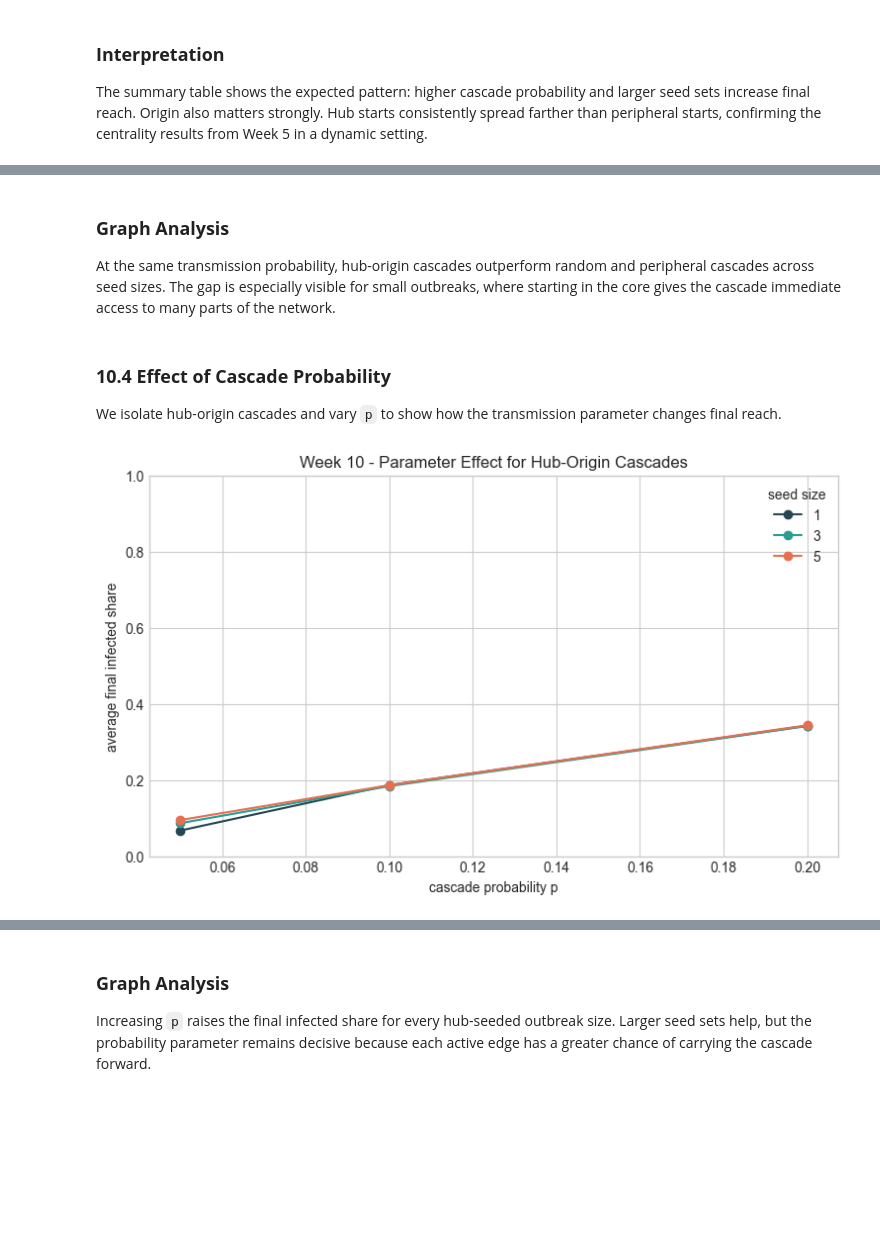
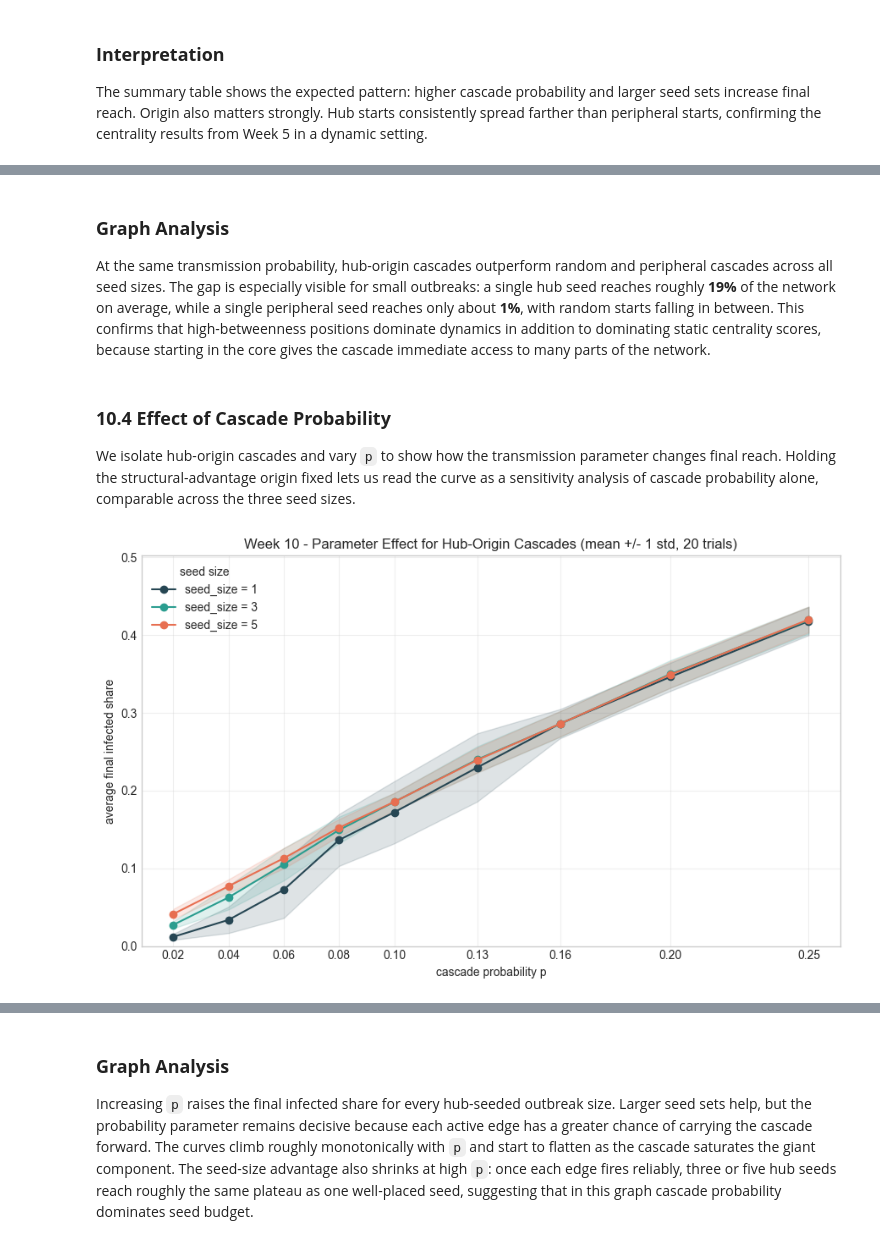
Before and after one commit to simoneprezioso/Social-Network-Analysis, a Jupyter notebook: main.ipynb, the cells around one changed output, grey strips where cells are left out. Cells and saved outputs as stored; diff of their text form; code cells hidden in the pictures; blank space fills up the shorter version.

```diff
--- a/main.ipynb
+++ b/main.ipynb
@@ -74,9 +73,11 @@ def load_interactions(path: Path) -> pd.DataFrame:
 
             if line.startswith("#"):
                 metadata_lines += 1
-                marker = line[1:].strip().lower().split()[0]
-                if marker.startswith("s") and "e" in marker:
-                    episode_markers += 1
+                tokens_after_hash = line[1:].strip().lower().split()
+                if tokens_after_hash:
+                    marker = tokens_after_hash[0]
+                    if marker.startswith("s") and "e" in marker:
+                        episode_markers += 1
                 continue
 
             tokens = line.split()
@@ -1124,7 +1245,7 @@ G_week10.remove_edges_from(nx.selfloop_edges(G_week10))
 
 degree_rank = pd.Series(dict(G_week10.degree())).sort_values(ascending=False)
 
-def pick_seeds(origin_type: str, k: int, seed: int = 42):
+def pick_seeds(origin_type: str, k: int, seed: int = 7):
     rng = random.Random(seed)
     if origin_type == "hub":
         return degree_rank.head(k).index.tolist()
@@ -1154,7 +1275,7 @@ def simulate_ic(
     seeds,
     p: float,
     max_steps: int = 30,
-    rng_seed: int = 42,
+    rng_seed: int = 7,
 ) -> dict:
     """Independent Cascade Model (synchronous rounds)."""
     rng = random.Random(rng_seed)
@@ -1275,27 +1397,58 @@ plt.show()
 # %% [markdown]
 ### **Graph Analysis**
 
-At the same transmission probability, hub-origin cascades outperform random and peripheral cascades across seed sizes. The gap is especially visible for small outbreaks, where starting in the core gives the cascade immediate access to many parts of the network.
+At the same transmission probability, hub-origin cascades outperform random and peripheral cascades across all seed sizes. The gap is especially visible for small outbreaks: a single hub seed reaches roughly **19%** of the network on average, while a single peripheral seed reaches only about **1%**, with random starts falling in between. This confirms that high-betweenness positions dominate dynamics in addition to dominating static centrality scores, because starting in the core gives the cascade immediate access to many parts of the network.
 # %% [markdown]
 ### **10.4 Effect of Cascade Probability**
 
-We isolate hub-origin cascades and vary `p` to show how the transmission parameter changes final reach.
+We isolate hub-origin cascades and vary `p` to show how the transmission parameter changes final reach. Holding the structural-advantage origin fixed lets us read the curve as a sensitivity analysis of cascade probability alone, comparable across the three seed sizes.
 # %%
-parameter_subset = week10_summary[week10_summary["origin"] == "hub"]
-pivot_param = parameter_subset.pivot(
-    index="p", columns="seed_size", values="avg_final_share"
+p_grid = [0.02, 0.04, 0.06, 0.08, 0.10, 0.13, 0.16, 0.20, 0.25]
+hub_seed_sizes = [1, 3, 5]
+hub_trials = trials  # reuse the global value (20)
+
+n_total = G_week10.number_of_nodes()
+records = []
+for k in hub_seed_sizes:
+    for p in p_grid:
+        shares = []
+        for t in range(hub_trials):
+            seeds = pick_seeds("hub", k, seed=RANDOM_SEED + t)
+            res = simulate_ic(
+                G_week10, seeds=seeds, p=p, max_steps=30, rng_seed=2000 + t
+            )
+            shares.append(len(res["infected"]) / n_total)
+        records.append(
+            {
+                "seed_size": k,
+                "p": p,
+                "mean_share": float(np.mean(shares)),
+                "std_share": float(np.std(shares)),
+            }
+        )
+hub_param_df = pd.DataFrame(records)
+
+fig, ax = plt.subplots(figsize=(9, 5.5))
+colors = {1: "#264653", 3: "#2a9d8f", 5: "#e76f51"}
+for k in hub_seed_sizes:
+    sub = hub_param_df[hub_param_df["seed_size"] == k].sort_values("p")
+    m, s = sub["mean_share"].values, sub["std_share"].values
+    ax.plot(sub["p"], m, marker="o", color=colors[k], label=f"seed_size = {k}")
+    ax.fill_between(sub["p"], m - s, m + s, color=colors[k], alpha=0.15)
+
+ax.set_xlabel("cascade probability p")
+ax.set_ylabel("average final infected share")
+ax.set_title(
+    "Week 10 - Parameter Effect for Hub-Origin Cascades (mean +/- 1 std, 20 trials)"
 )
-pivot_param.plot(
-    kind="line",
-    marker="o",
-    figsize=(9, 5),
-    color=["#264653", "#2a9d8f", "#e76f51"],
-)
-plt.ylabel("average final infected share")
-plt.xlabel("cascade probability p")
-plt.title("Week 10 - Parameter Effect for Hub-Origin Cascades")
-plt.ylim(0, 1)
-plt.legend(title="seed size")
+ymax = (hub_param_df["mean_share"] + hub_param_df["std_share"]).max()
+ax.set_ylim(0, min(1.0, ymax * 1.15))
+ax.set_xticks(p_grid)
+ax.grid(alpha=0.3)
+ax.legend(title="seed size")
+plt.tight_layout()
 plt.show()
+
+display(hub_param_df.pivot(index="p", columns="seed_size", values="mean_share").round(3))
 # %% [output]
-[figure, old version]
+[figure, new version]
@@ -1302,5 +1466,5 @@ plt.show()
 # %% [markdown]
 ### **Graph Analysis**
 
-Increasing `p` raises the final infected share for every hub-seeded outbreak size. Larger seed sets help, but the probability parameter remains decisive because each active edge has a greater chance of carrying the cascade forward.
+Increasing `p` raises the final infected share for every hub-seeded outbreak size. Larger seed sets help, but the probability parameter remains decisive because each active edge has a greater chance of carrying the cascade forward. The curves climb roughly monotonically with `p` and start to flatten as the cascade saturates the giant component. The seed-size advantage also shrinks at high `p`: once each edge fires reliably, three or five hub seeds reach roughly the same plateau as one well-placed seed, suggesting that in this graph cascade probability dominates seed budget.
 # %% [markdown]
```
Also changed, not shown: parts of 44 cells of this notebook, 1 other file.
